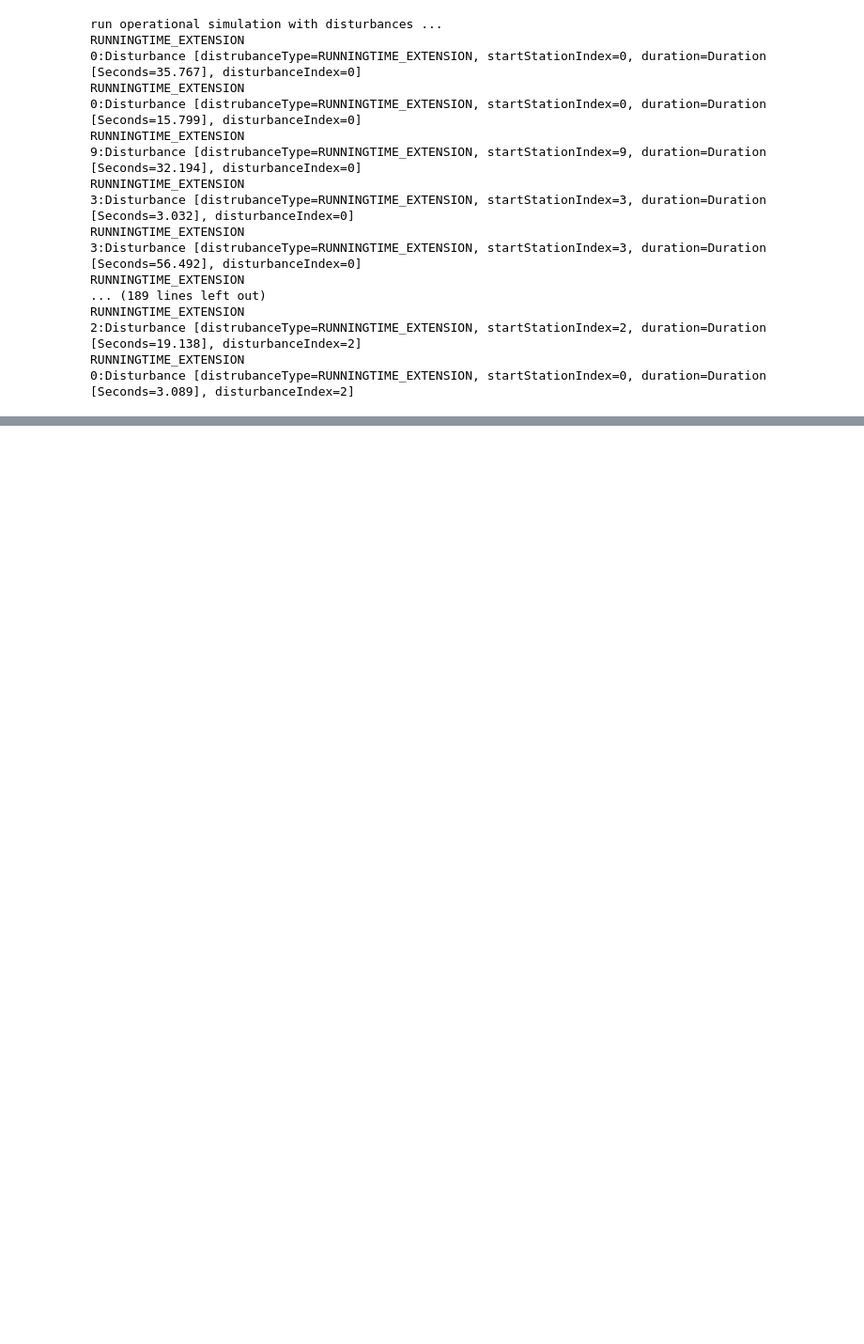
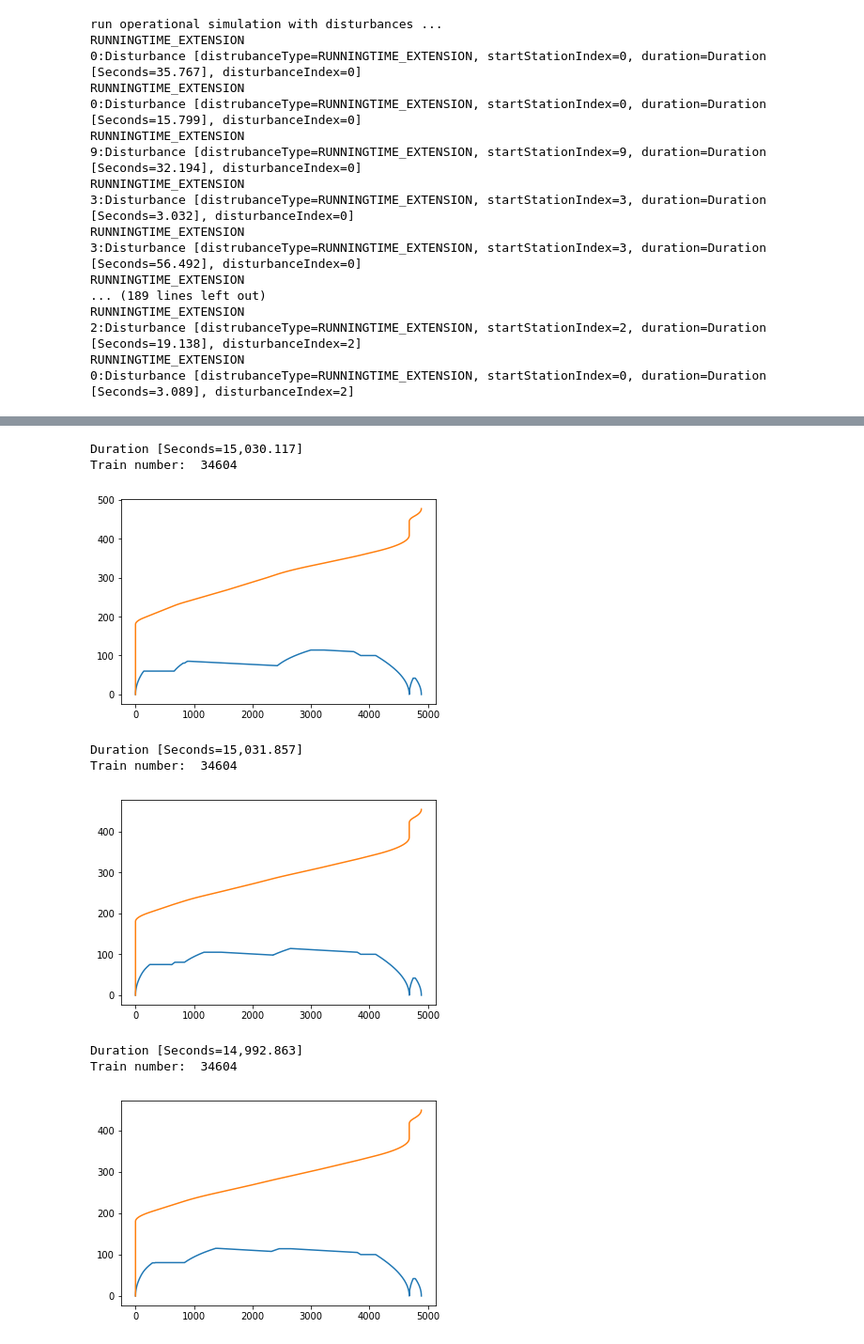
Before and after one commit to herrcui/RailView, a Jupyter notebook: PULSimReleases/scripts/OperationalSimulation.ipynb, the cells around one changed output, grey strips where cells are left out. Shown at 94% size. Drawn from its saved outputs; the diff is of its cells as text; code cells hidden in the pictures; blank space fills up the shorter version.

```diff
--- a/PULSimReleases/scripts/OperationalSimulation.ipynb
+++ b/PULSimReleases/scripts/OperationalSimulation.ipynb
@@ -160,0 +167,41 @@ compare: 0.0 s, 0.093 s, 0.093 s, 0.093
+# %%
+for r in range(size):
+    simulator = operation_entry.getMultipleSimulator().getSingleSimulator(r)
+    print(simulator.getDispatchingSystem().getTotalPending()) # 16. Actual waiting time (pending time)
+
+    # 25. Velocity (Actual running trajectory with disturbances)
+    # the running dynamics including position, time, velocity can be retrieved for each train_simulator, see also TS[6]
+
+    for train_simulator in simulator.getTrainSimulators():
+        print("Train number: ", train_simulator.getTrain().getNumber())
+        # inside a course there are many DiscretePoint, which describes running dynamics
+        course = train_simulator.getWholeCoursePoints()
+
+        distances = []
+        velocities = []
+        times = []
+        meter = 0
+        time = 0
+
+        for point in course:
+            meter += point.getDistance().getMeter()
+            time += point.getDuration().getTotalSeconds()
+            distances.append(meter);
+            times.append(time)
+            velocities.append(point.getVelocity().getKilometerPerHour())
+
+        plt.plot(distances, velocities) # 22. 24. Location of the train (from start station) and Velocity(Scheduled running trajectory)
+        plt.plot(distances, times)
+        plt.show()
+
+        break # only print the first one
+# %% [output]
+Duration [Seconds=15,030.117]
+Train number:  34604
+[figure, added]
+Duration [Seconds=15,031.857]
+Train number:  34604
+[figure, added]
+Duration [Seconds=14,992.863]
+Train number:  34604
+[figure, added]
```
Also changed, not shown: parts of 2 cells of this notebook, 3 other files.
